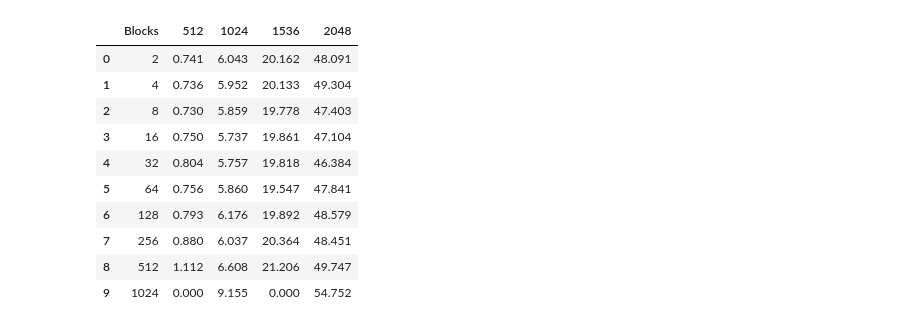
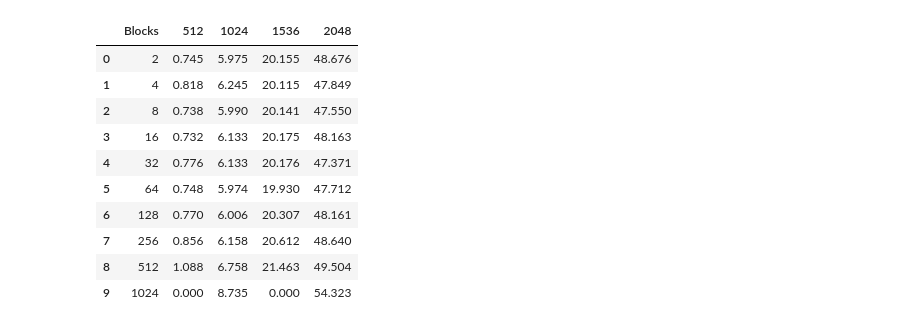
Before and after one commit to dreamLogicc/calc-lin-alg, a Jupyter notebook: visualize.ipynb, the cells around one changed output. Drawn from its saved outputs; the diff is of its cells as text; code cells hidden in the pictures.

```diff
--- a/visualize.ipynb
+++ b/visualize.ipynb
@@ -2,21 +2,21 @@
 import pandas as pd
 from matplotlib import pyplot as plt
 import numpy as np
-# %%
-df = pd.read_excel("results.xlsx")
-df.head(10)
-# %% [output]
-|  | Blocks | 512 | 1024 | 1536 | 2048 |
-| 0 | 2 | 0.741 | 6.043 | 20.162 | 48.091 |
-| 1 | 4 | 0.736 | 5.952 | 20.133 | 49.304 |
-| 2 | 8 | 0.730 | 5.859 | 19.778 | 47.403 |
-| 3 | 16 | 0.750 | 5.737 | 19.861 | 47.104 |
-| 4 | 32 | 0.804 | 5.757 | 19.818 | 46.384 |
-| 5 | 64 | 0.756 | 5.860 | 19.547 | 47.841 |
-| 6 | 128 | 0.793 | 6.176 | 19.892 | 48.579 |
-| 7 | 256 | 0.880 | 6.037 | 20.364 | 48.451 |
-| 8 | 512 | 1.112 | 6.608 | 21.206 | 49.747 |
-| 9 | 1024 | 0.000 | 9.155 | 0.000 | 54.752 |
+# %%
+df = pd.read_csv('result.csv')
+df.dropna(axis=1)
+# %% [output]
+|  | Blocks | 512 | 1024 | 1536 | 2048 |
+| 0 | 2 | 0.745 | 5.975 | 20.155 | 48.676 |
+| 1 | 4 | 0.818 | 6.245 | 20.115 | 47.849 |
+| 2 | 8 | 0.738 | 5.990 | 20.141 | 47.550 |
+| 3 | 16 | 0.732 | 6.133 | 20.175 | 48.163 |
+| 4 | 32 | 0.776 | 6.133 | 20.176 | 47.371 |
+| 5 | 64 | 0.748 | 5.974 | 19.930 | 47.712 |
+| 6 | 128 | 0.770 | 6.006 | 20.307 | 48.161 |
+| 7 | 256 | 0.856 | 6.158 | 20.612 | 48.640 |
+| 8 | 512 | 1.088 | 6.758 | 21.463 | 49.504 |
+| 9 | 1024 | 0.000 | 8.735 | 0.000 | 54.323 |
 # %%
 def makePlot(matrixSize, df):
     df_temp = df[['Blocks', matrixSize]]
```
Also changed, not shown: parts of 1 cell of this notebook, 7 other files.
